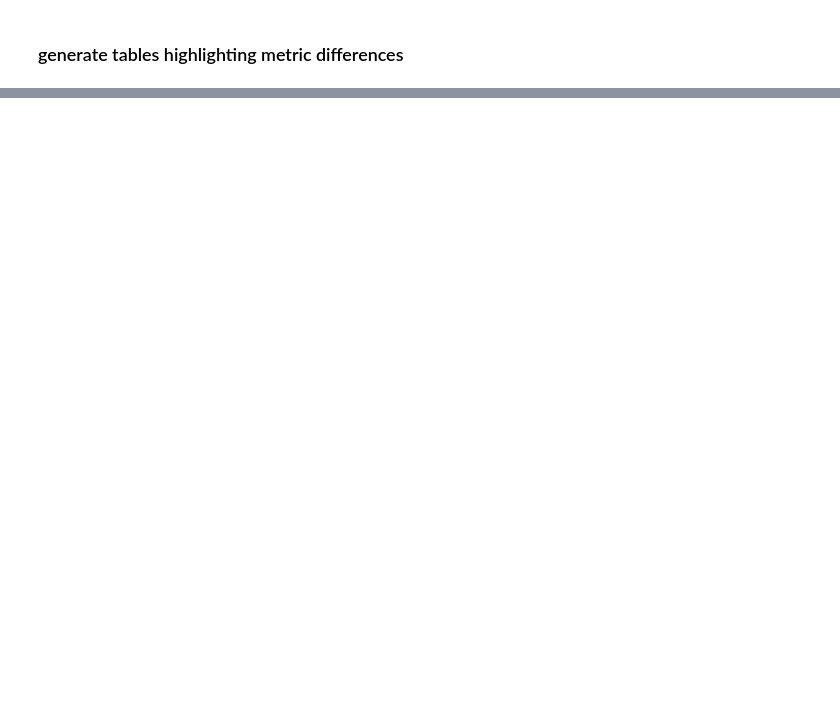
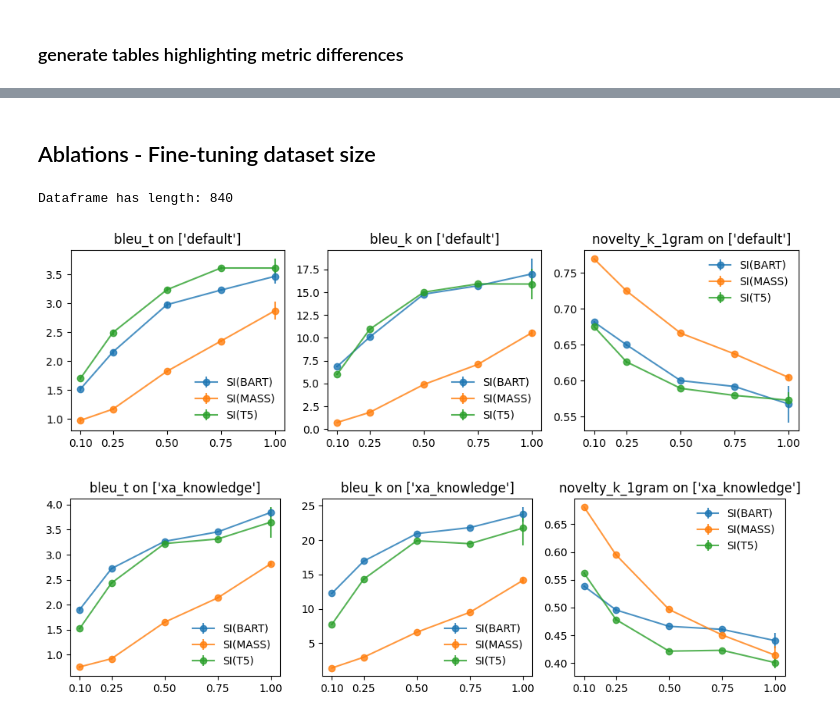
Before and after one commit to ZurichNLP/understanding-ctx-aug, a Jupyter notebook: summarize_results.ipynb, the cells around one changed output, grey strips where cells are left out. Saved outputs shown, nothing was run; the diff lists cells and outputs as text; code cells hidden in the pictures; blank space fills up the shorter version.

```diff
--- a/summarize_results.ipynb
+++ b/summarize_results.ipynb
@@ -367,3 +364,80 @@ Sorting columns to: ['MLM+PS', 'MLM', 'PS', 'MLM+PS+DR', 'MLM+DR', 'SI+PS', 'SI(
+# %% [markdown]
+## Ablations - Fine-tuning dataset size
+# %%
+def plot_data_size_ablation(df, agg_ops={}, gen_settings_subset=None, models_subset=None, verbose=False):
+
+    group_by_cols = ['model', 'gen_setting', 'ft_data_size']
+    if verbose:
+        print(f'INDEX COLUMNS: {df.index.names}')
+        print(f'GROUPING BY: {group_by_cols}')
+
+    dfa = df.groupby(group_by_cols, as_index=True).agg(agg_ops)
+
+    # subset
+    dfs = dfa.iloc[dfa.index.get_level_values('gen_setting').isin(gen_settings_subset)]
+    dfs = dfs.iloc[dfs.index.get_level_values('model').isin(models_subset)]
+
+    # initialize figure
+    fig, axes = plt.subplots(nrows=1, ncols=len(agg_ops), figsize=(4*len(agg_ops), 3), sharex=True)
+
+    if len(agg_ops) == 1: # non-iterable axes version
+        for model, df in dfs.groupby(['model', 'gen_setting']):
+            for k in agg_ops.keys():
+                if verbose:
+                    print(f'Plotting {model} {k} on axis {i} ...')
+
+                x_vals = df.index.get_level_values('ft_data_size').values
+                axes.errorbar(
+                        x_vals,
+                        df[k]['mean'].values,
+                        yerr=df[k]['std'].values,
+                        label = model[0], # ' '.join(list(model)),
+                        marker = 'o',
+                        alpha=0.8,
+                        linestyle = '-',
+                        # fmt='-o'
+                    )
+
+                axes.set_title(f'{k} on {gen_settings_subset}')
+                axes.set_xticks(x_vals)
+                axes.legend(frameon=False)
+
+    else:
+        for model, df in dfs.groupby(['model', 'gen_setting']):
+            for ax, k in zip(axes, agg_ops.keys()):
+                if verbose:
+                    print(f'Plotting {model} {k} on axis {i} ...')
+
+                x_vals = df.index.get_level_values('ft_data_size').values
+                ax.errorbar(
+                        x_vals,
+                        df[k]['mean'].values,
+                        yerr=df[k]['std'].values,
+                        label = model[0], # ' '.join(list(model)),
+                        marker = 'o',
+                        alpha=0.8,
+                        linestyle = '-',
+                        # fmt='-o'
+                    )
+
+                ax.set_title(f'{k} on {gen_settings_subset}')
+                ax.set_xticks(x_vals)
+                ax.legend(frameon=False)
+
+    return
+
+print(f'Dataframe has length: {len(df)}')
+# plot_data_size_ablation(df, agg_ops=agg_ops, subset=['default', 'xa_dialog', 'xa_knowledge'])
+# plot_data_size_ablation(df, agg_ops={'bleu_t': [np.mean, np.std]}, gen_settings_subset=['default'], models_subset=['SI(T5)','SI(MASS)','SI(BART)'])
+# plot_data_size_ablation(df, agg_ops={'ppl_mean': [np.mean, np.std]}, gen_settings_subset=['default'], models_subset=['SI(T5)','SI(MASS)','SI(BART)'])
+# plot_data_size_ablation(df, agg_ops={'ppl_mean': [np.mean, np.std]}, gen_settings_subset=['xa_dialog'], models_subset=['SI(T5)','SI(MASS)','SI(BART)'])
+# plot_data_size_ablation(df, agg_ops={'ppl_mean': [np.mean, np.std]}, gen_settings_subset=['xa_knowledge'], models_subset=['SI(T5)','SI(MASS)','SI(BART)'])
+plot_data_size_ablation(df, agg_ops={'bleu_t': [np.mean, np.std], 'bleu_k': [np.mean, np.std], 'novelty_k_1gram': [np.mean, np.std]}, gen_settings_subset=['default'], models_subset=['SI(T5)','SI(MASS)','SI(BART)'])
+plot_data_size_ablation(df, agg_ops={'bleu_t': [np.mean, np.std], 'bleu_k': [np.mean, np.std], 'novelty_k_1gram': [np.mean, np.std]}, gen_settings_subset=['xa_knowledge'], models_subset=['SI(T5)','SI(MASS)','SI(BART)'])
+# %% [output]
+Dataframe has length: 840
+[figure, added]
+[figure, added]
 # %%
 def parse_title(title):
     title = title.replace('bart_small', '')
```
Also changed, not shown: parts of 9 cells of this notebook, 5 other files.
